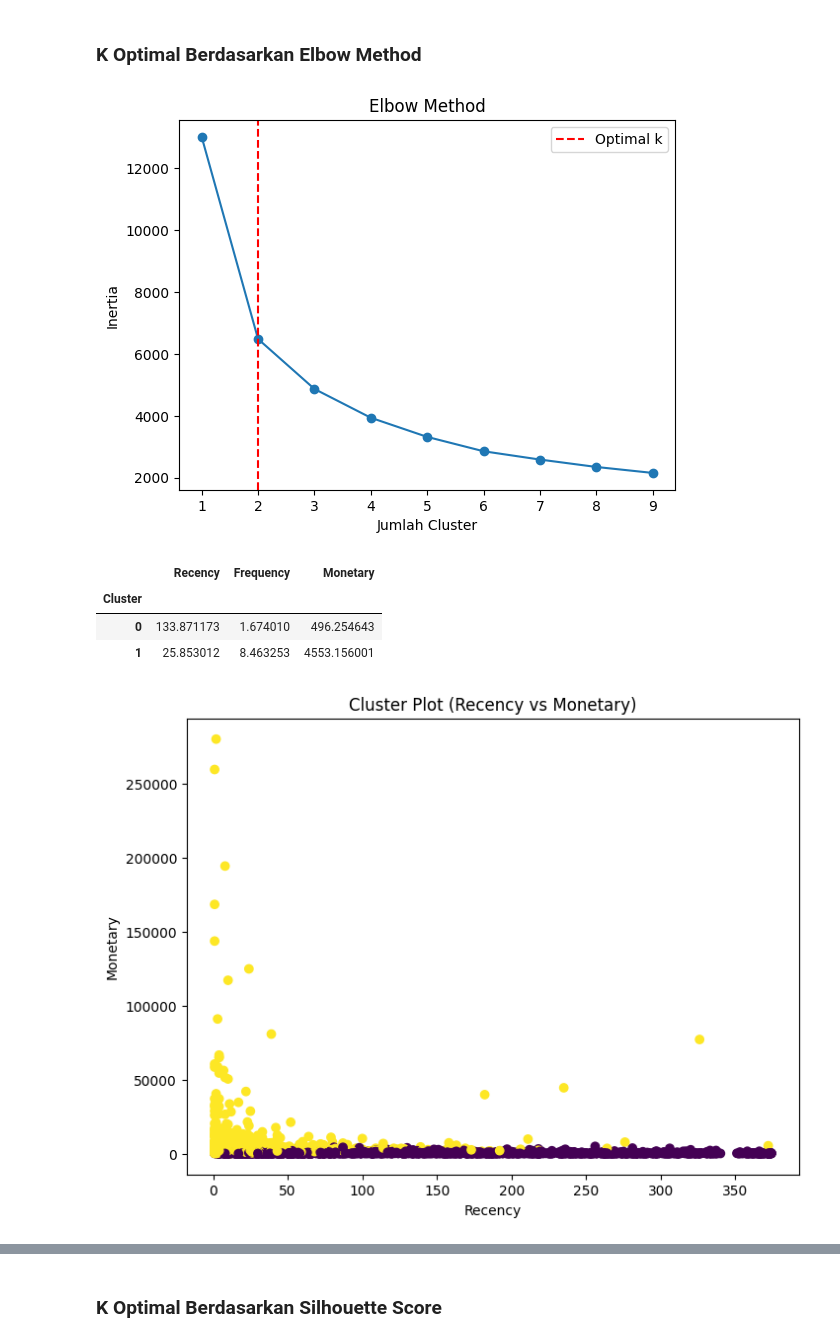
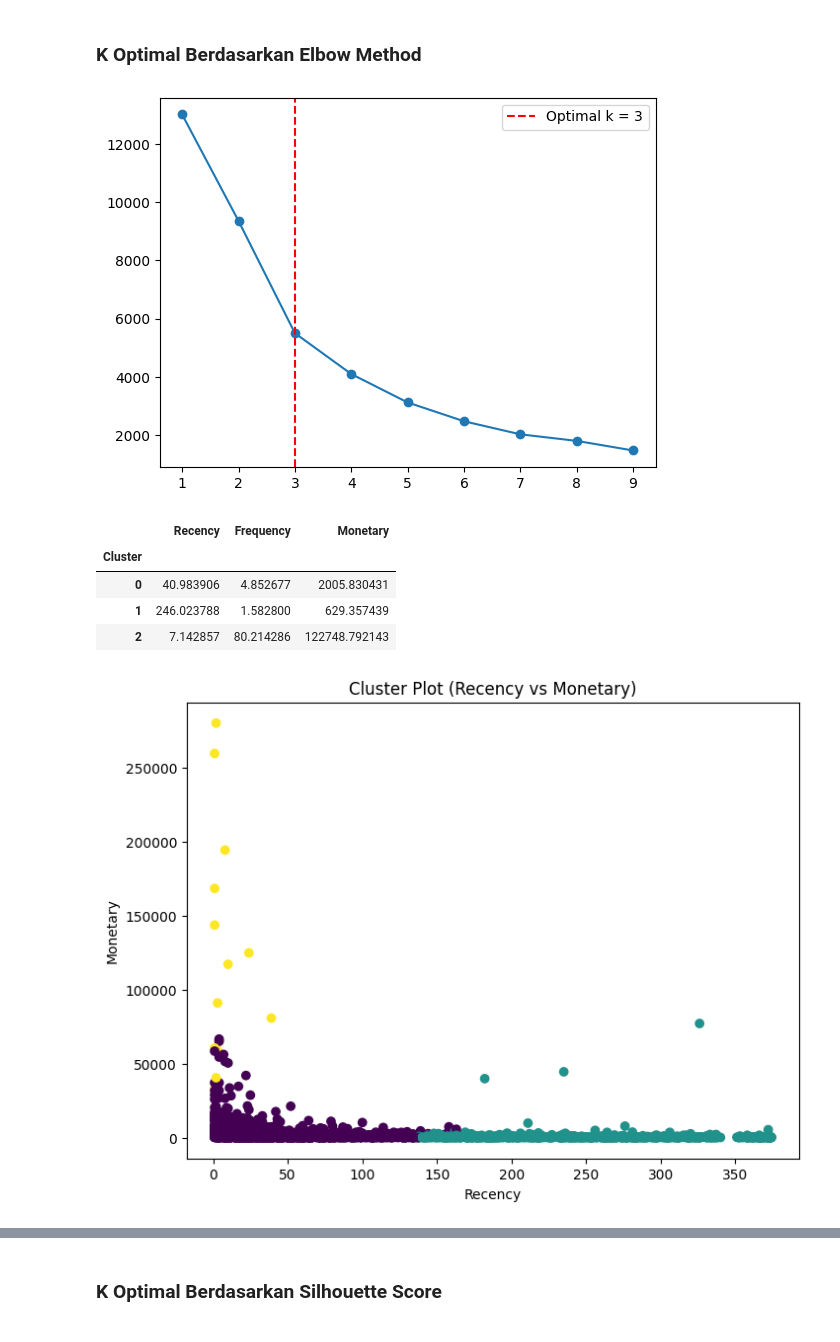
Before and after one commit to isyraffajar/Capstone-Asah, a Jupyter notebook: CustomerSegmentation.ipynb, the cells around one changed output, grey strips where cells are left out. Drawn from its saved outputs; the diff is of its cells as text; code cells hidden in the pictures.

Commit message:
update terakhir, sepertinya tidak jadi log transform

```diff
--- a/CustomerSegmentation.ipynb
+++ b/CustomerSegmentation.ipynb
@@ -8,7 +8,7 @@ from sklearn.preprocessing import StandardScaler
 from sklearn.cluster import KMeans
 # %%
 # Load data
-df = pd.read_csv("../Dataset/OnlineRetail.csv", encoding="latin1")
+df = pd.read_csv("OnlineRetail.csv", encoding="latin1")
 df.head()
 # %% [output]
 |  | InvoiceNo | StockCode | Description | Quantity | InvoiceDate | UnitPrice | CustomerID | Country |
@@ -377,9 +377,10 @@ for feature in rfm:
 X = rfm[['Recency', 'Frequency', 'Monetary']]
 
 # Log Transformation
-X_log = np.log1p(X)
+# X_sqrt = np.sqrt(X)
 
 # Standardisasi
 scaler = StandardScaler()
-X_scaled = scaler.fit_transform(X_log)
+X_scaled = scaler.fit_transform(X)
 X_scaled_df = pd.DataFrame(data=X_scaled, columns=X.columns)
+X_scaled_df.head()
@@ -427,28 +435,25 @@ plt.show()
 # %% [markdown]
 ### K Optimal Berdasarkan Elbow Method
 # %%
+from kneed import KneeLocator
+
 inertia = []
 K = range(1, 10)
 
 for k in K:
     model = KMeans(n_clusters=k, random_state=42)
     model.fit(X_scaled)
     inertia.append(model.inertia_)
 
-
-deltas = np.diff(inertia)
-ratio = deltas[1:] / deltas[:-1]
-k_optimal_elbow = np.argmin(ratio) + 2
+kl = KneeLocator(K, inertia, curve="convex", direction="decreasing")
+k_optimal_elbow = kl.elbow
 
 plt.plot(K, inertia, marker='o')
-plt.xlabel('Jumlah Cluster')
-plt.ylabel('Inertia')
-plt.title('Elbow Method')
-plt.axvline(x=k_optimal_elbow, color='r', linestyle='--', label='Optimal k')
+plt.axvline(x=k_optimal_elbow, color='r', linestyle='--', label=f'Optimal k = {k_optimal_elbow}')
 plt.legend()
 plt.show()
 # %% [output]
-[figure, old version]
+[figure, new version]
 # %%
 # Modeling dengan k optimal dari Elbow Method
 kmeans = KMeans(n_clusters=k_optimal_elbow, random_state=42)
@@ -458,8 +463,9 @@ rfm.groupby('Cluster')[['Recency','Frequency','Monetary']].mean()
 # %% [output]
 |  | Recency | Frequency | Monetary |
 | Cluster |  |  |  |
-| 0 | 133.871173 | 1.674010 | 496.254643 |
-| 1 | 25.853012 | 8.463253 | 4553.156001 |
+| 0 | 40.983906 | 4.852677 | 2005.830431 |
+| 1 | 246.023788 | 1.582800 | 629.357439 |
+| 2 | 7.142857 | 80.214286 | 122748.792143 |
 # %%
 plt.figure(figsize=(8, 6))
 plt.scatter(rfm['Recency'], rfm['Monetary'], c=rfm['Cluster'])
@@ -468,7 +474,7 @@ plt.ylabel('Monetary')
 plt.title('Cluster Plot (Recency vs Monetary)')
 plt.show()
 # %% [output]
-[figure, old version]
+[figure, new version]
 # %%
 from mpl_toolkits.mplot3d import Axes3D
 import matplotlib.pyplot as plt
```
Also changed, not shown: parts of 17 cells of this notebook.
